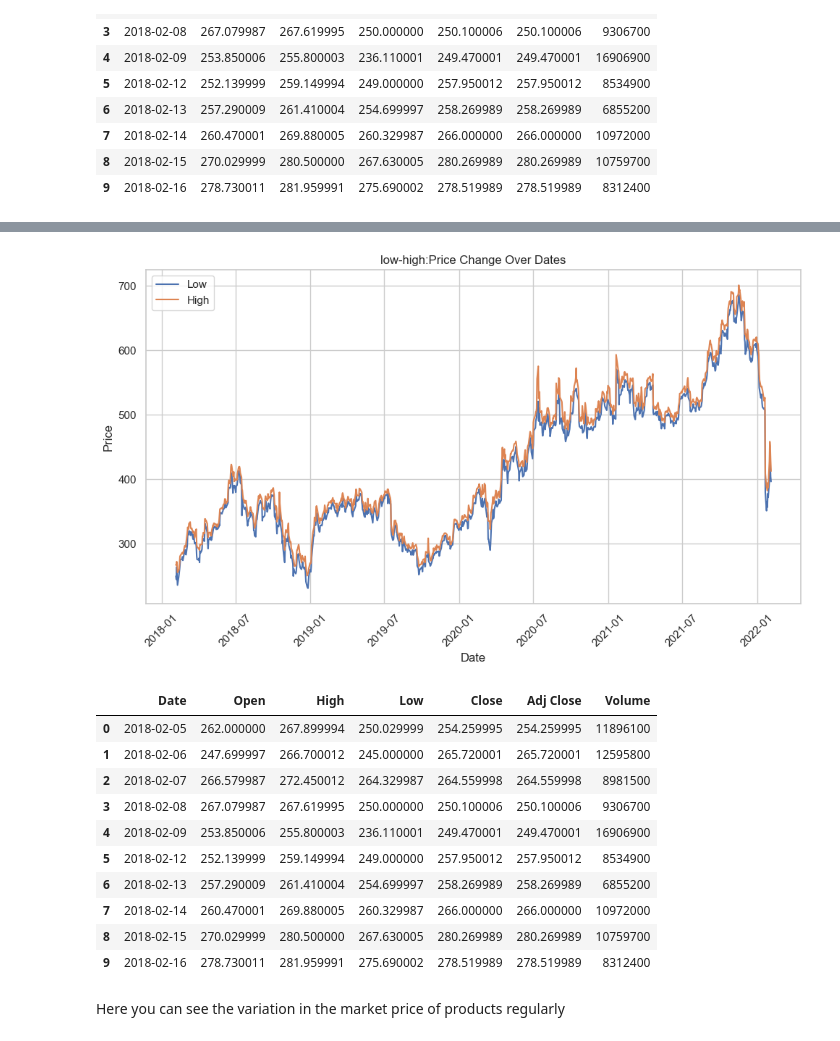
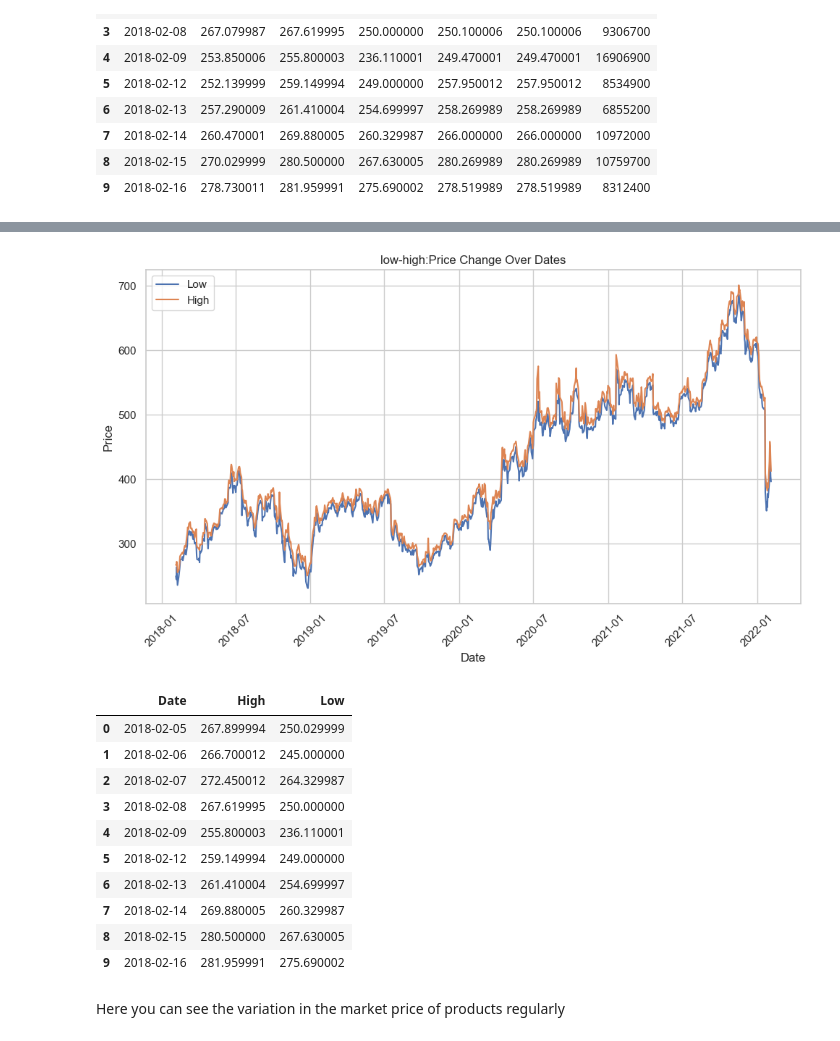
Before and after one commit to Shekhawat34/Corizo_Live_Projects, a Jupyter notebook: stock_price_prediction.ipynb, the cells around one changed output, grey strips where cells are left out. Saved outputs shown, nothing was run; the diff lists cells and outputs as text; code cells hidden in the pictures.

```diff
--- a/stock_price_prediction.ipynb
+++ b/stock_price_prediction.ipynb
@@ -73,36 +75,36 @@ open_close_price_relation.head(10)
 # %%
 sns.set_theme(style="whitegrid")
 low_high_price_relation=pd.DataFrame(stock_market)
 low_high_price_relation["Date"]=pd.to_datetime(low_high_price_relation["Date"])
 low_high_price_relation=low_high_price_relation.sort_values("Date")
 plt.figure(figsize=(10,6))
 plt.plot(low_high_price_relation["Date"],low_high_price_relation["Low"],marker="",label="Low",linestyle="-")
 plt.plot(low_high_price_relation['Date'], low_high_price_relation['High'], marker='', label='High', linestyle='-')
 
 plt.xlabel('Date')
 plt.ylabel('Price')
 plt.title('low-high:Price Change Over Dates')
 plt.legend()
 plt.grid(True)
 
 plt.xticks(rotation=45)
 plt.tight_layout()
 
 plt.show()
-low_high_price_relation.head(10)
+low_high_price_relation[['Date','High','Low']].head(10)
 # %% [output]
 [figure]
-|  | Date | Open | High | Low | Close | Adj Close | Volume |
-| 0 | 2018-02-05 | 262.000000 | 267.899994 | 250.029999 | 254.259995 | 254.259995 | 11896100 |
-| 1 | 2018-02-06 | 247.699997 | 266.700012 | 245.000000 | 265.720001 | 265.720001 | 12595800 |
-| 2 | 2018-02-07 | 266.579987 | 272.450012 | 264.329987 | 264.559998 | 264.559998 | 8981500 |
-| 3 | 2018-02-08 | 267.079987 | 267.619995 | 250.000000 | 250.100006 | 250.100006 | 9306700 |
-| 4 | 2018-02-09 | 253.850006 | 255.800003 | 236.110001 | 249.470001 | 249.470001 | 16906900 |
-| 5 | 2018-02-12 | 252.139999 | 259.149994 | 249.000000 | 257.950012 | 257.950012 | 8534900 |
-| 6 | 2018-02-13 | 257.290009 | 261.410004 | 254.699997 | 258.269989 | 258.269989 | 6855200 |
-| 7 | 2018-02-14 | 260.470001 | 269.880005 | 260.329987 | 266.000000 | 266.000000 | 10972000 |
-| 8 | 2018-02-15 | 270.029999 | 280.500000 | 267.630005 | 280.269989 | 280.269989 | 10759700 |
-| 9 | 2018-02-16 | 278.730011 | 281.959991 | 275.690002 | 278.519989 | 278.519989 | 8312400 |
+|  | Date | High | Low |
+| 0 | 2018-02-05 | 267.899994 | 250.029999 |
+| 1 | 2018-02-06 | 266.700012 | 245.000000 |
+| 2 | 2018-02-07 | 272.450012 | 264.329987 |
+| 3 | 2018-02-08 | 267.619995 | 250.000000 |
+| 4 | 2018-02-09 | 255.800003 | 236.110001 |
+| 5 | 2018-02-12 | 259.149994 | 249.000000 |
+| 6 | 2018-02-13 | 261.410004 | 254.699997 |
+| 7 | 2018-02-14 | 269.880005 | 260.329987 |
+| 8 | 2018-02-15 | 280.500000 | 267.630005 |
+| 9 | 2018-02-16 | 281.959991 | 275.690002 |
 # %% [markdown]
 Here you can see the variation in the market price of products regularly
 # %%
```
Also changed, not shown: parts of 6 cells of this notebook.
